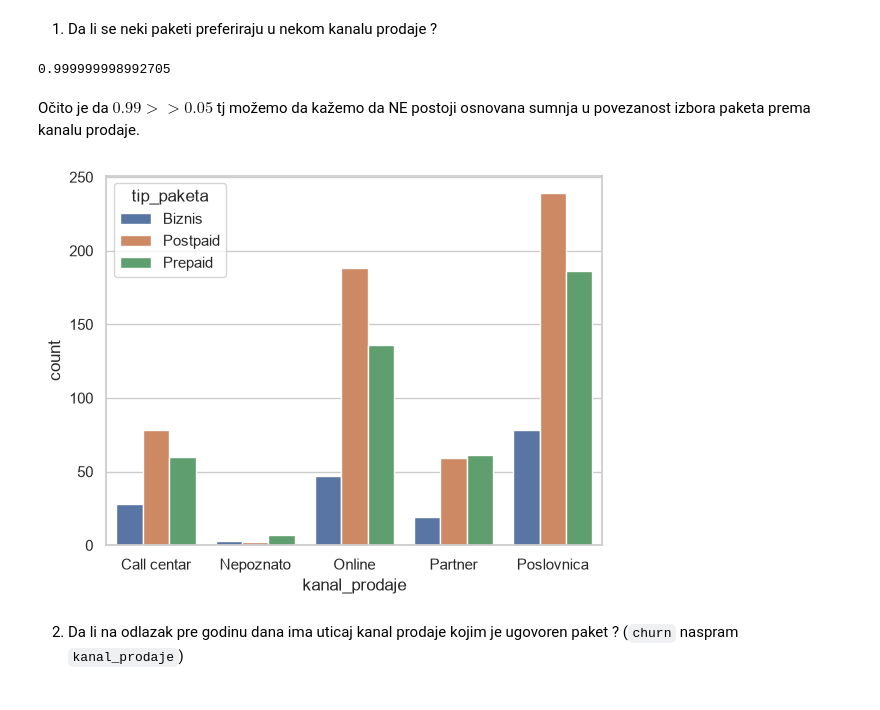
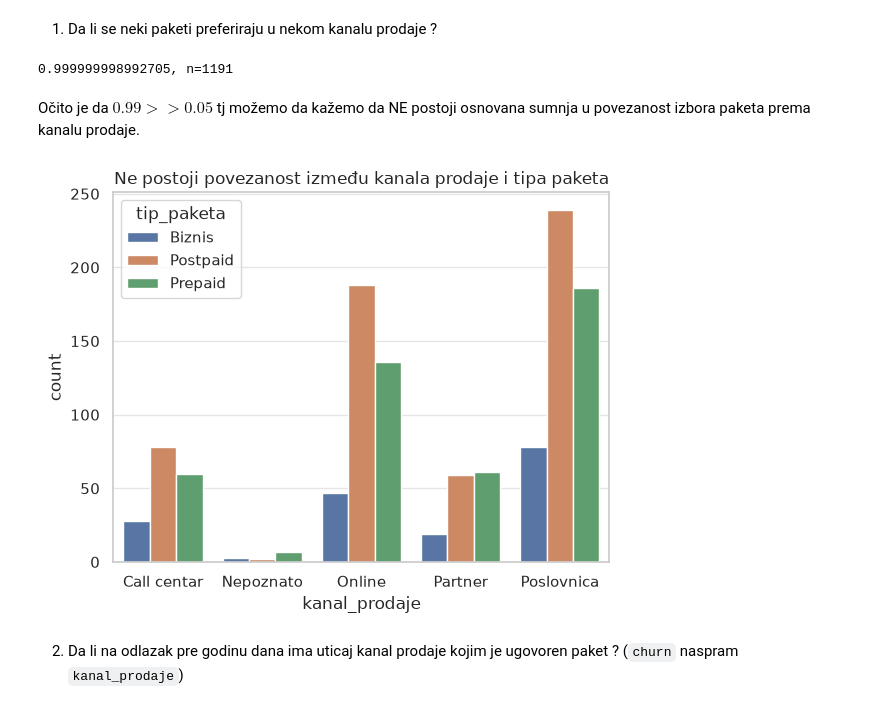
Before and after one commit to machina390/telekom-analytics, a Jupyter notebook: rezultati/03_analiza.ipynb, the cells around one changed output. Cells and saved outputs as stored; diff of their text form; code cells hidden in the pictures.

```diff
--- a/rezultati/03_analiza.ipynb
+++ b/rezultati/03_analiza.ipynb
@@ -226,20 +340,21 @@ cont_tb = pd.crosstab(df["tip_paketa"],df["kanal_prodaje"],normalize="index") #i
 
 chi2,p,dof,expected = chi2_contingency(cont_tb)
 
-print(f"{p}")
+print(f"{p}, n={len(df)}")
 # %% [output]
-0.999999998992705
+0.999999998992705, n=1191
 # %% [markdown]
 Očito je da $0.99>>0.05$ tj možemo da kažemo da NE postoji osnovana sumnja u povezanost izbora paketa prema kanalu prodaje.
 # %%
 # Countplot
 plt.figure()
 
 sb.countplot(data=df,x="kanal_prodaje",hue="tip_paketa")
-
+plt.title("Ne postoji povezanost između kanala prodaje i tipa paketa")
+plt.savefig("grafikoni/paket_kanal.png",dpi=130)
 plt.show()
 # %% [output]
-[figure, old version]
+[figure, new version]
 # %% [markdown]
 2) Da li na odlazak pre godinu dana ima uticaj kanal prodaje kojim je ugovoren paket ? (`churn` naspram `kanal_prodaje`)
 # %%
```
Also changed, not shown: parts of 17 cells of this notebook, 6 other files.
